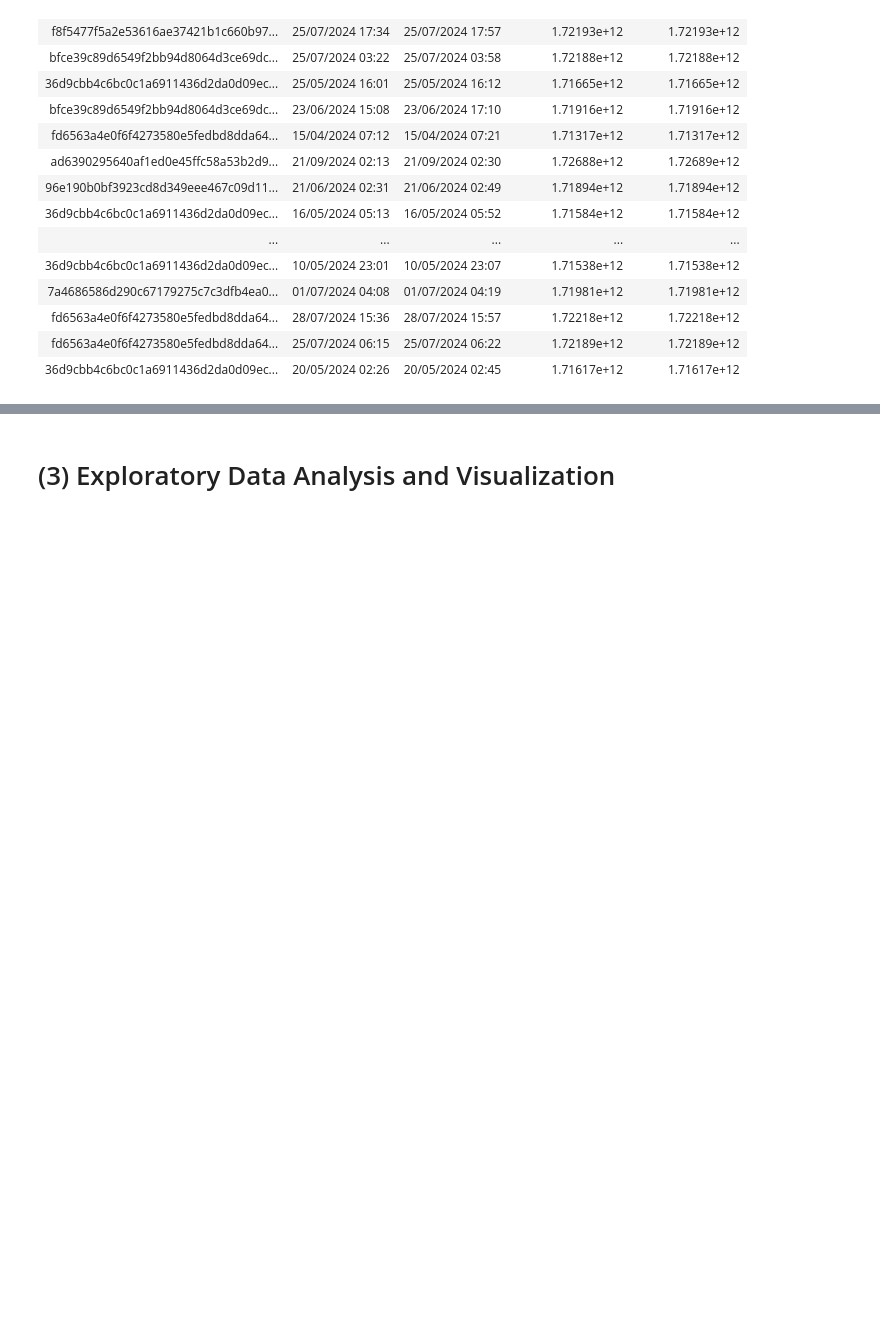
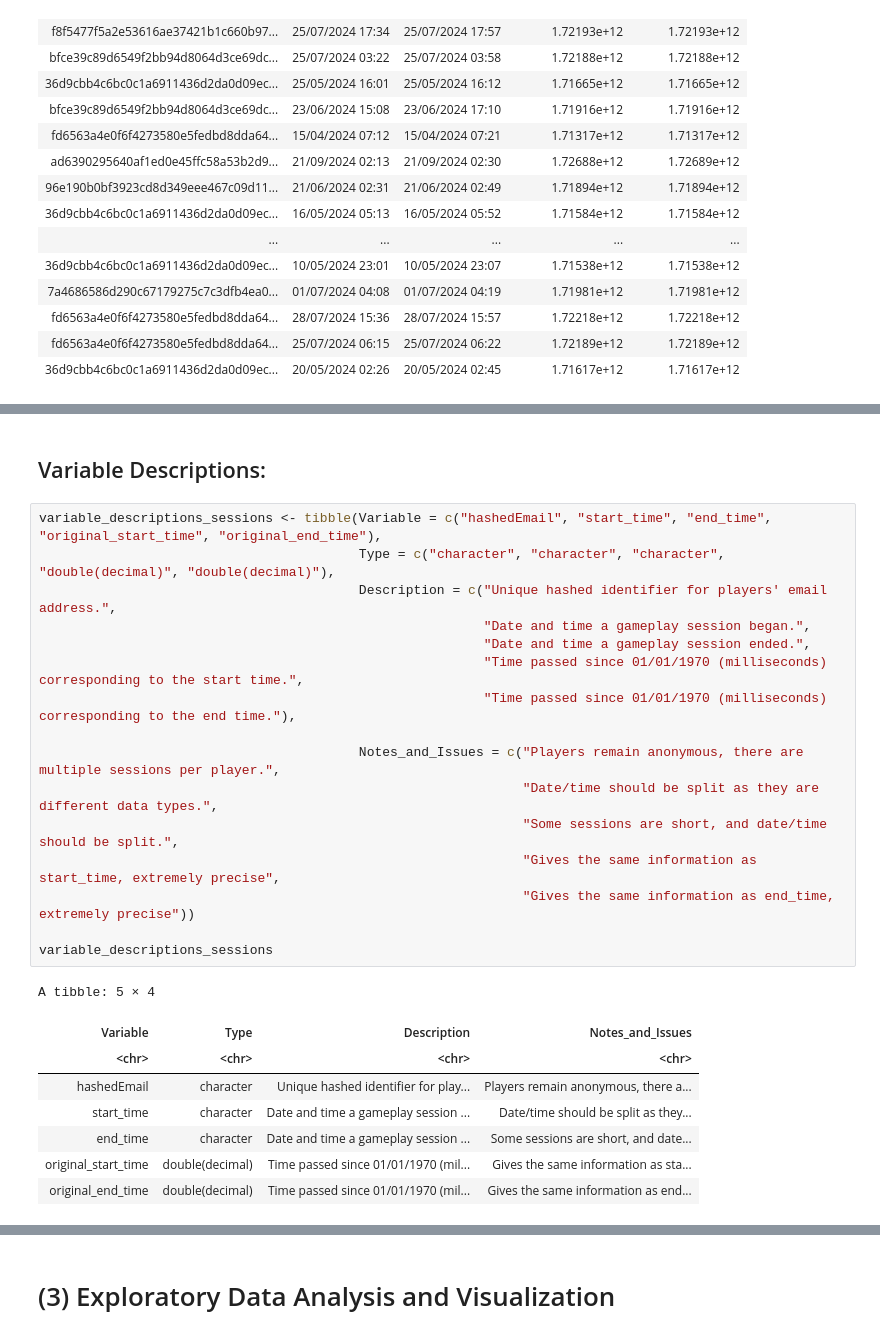
Before and after one commit to Florasuh/individual_project_planning_report, a Jupyter notebook: individual_planning_report.ipynb, the cells around one changed output, grey strips where cells are left out. Drawn from its saved outputs; the diff is of its cells as text; blank space fills up the shorter version.

```diff
--- a/individual_planning_report.ipynb
+++ b/individual_planning_report.ipynb
@@ -133,0 +186,27 @@ A spec_tbl_df: 1535 × 5
+# %% [markdown]
+## Variable Descriptions:
+# %%
+variable_descriptions_sessions <- tibble(Variable = c("hashedEmail", "start_time", "end_time", "original_start_time", "original_end_time"),
+                                         Type = c("character", "character", "character", "double(decimal)", "double(decimal)"),
+                                         Description = c("Unique hashed identifier for players' email address.",
+                                                         "Date and time a gameplay session began.",
+                                                         "Date and time a gameplay session ended.",
+                                                         "Time passed since 01/01/1970 (milliseconds) corresponding to the start time.",
+                                                         "Time passed since 01/01/1970 (milliseconds) corresponding to the end time."),
+
+                                         Notes_and_Issues = c("Players remain anonymous, there are multiple sessions per player.",
+                                                              "Date/time should be split as they are different data types.",
+                                                              "Some sessions are short, and date/time should be split.",
+                                                              "Gives the same information as start_time, extremely precise",
+                                                              "Gives the same information as end_time, extremely precise"))
+
+variable_descriptions_sessions
+# %% [output]
+A tibble: 5 × 4
+| Variable | Type | Description | Notes_and_Issues |
+| <chr> | <chr> | <chr> | <chr> |
+| hashedEmail | character | Unique hashed identifier for play... | Players remain anonymous, there a... |
+| start_time | character | Date and time a gameplay session ... | Date/time should be split as they... |
+| end_time | character | Date and time a gameplay session ... | Some sessions are short, and date... |
+| original_start_time | double(decimal) | Time passed since 01/01/1970 (mil... | Gives the same information as sta... |
+| original_end_time | double(decimal) | Time passed since 01/01/1970 (mil... | Gives the same information as end... |
```
Also changed, not shown: parts of 28 cells of this notebook.
